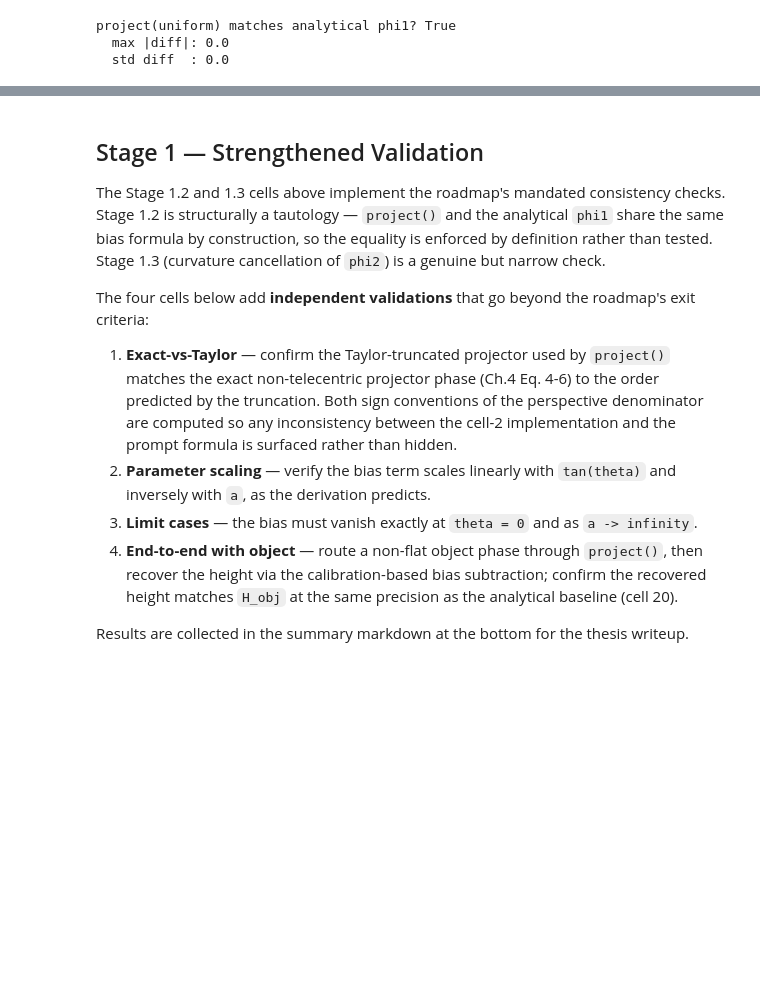
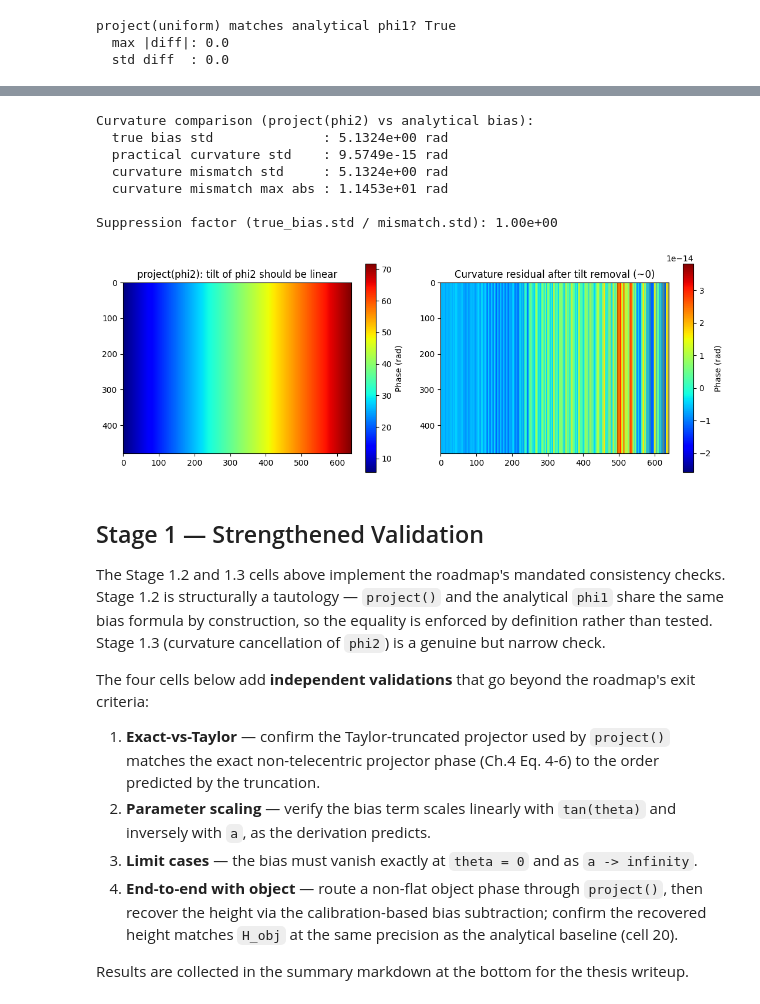
Before and after one commit to ElyasAmri/micro-projection, a Jupyter notebook: Fringe_Projection_Python.ipynb, the cells around one changed output, grey strips where cells are left out. Drawn from its saved outputs; the diff is of its cells as text; code cells hidden in the pictures; blank space fills up the shorter version.

```diff
--- a/Fringe_Projection_Python.ipynb
+++ b/Fringe_Projection_Python.ipynb
@@ -401,3 +371,60 @@ Curvature suppression factor (orig bias std / nonlinear residual std): 536023134
+# %%
+# Stage 1.3 — Validate that the inverse pattern phi2 cancels the projector bias.
+#
+# Direct test: extract the curvature from project(phi2) and compare it to the
+# (negated) analytical bias. If the inverse-grating method works, the practical
+# curvature should equal the negative of the true bias — meaning when the
+# projector adds its bias on top of phi2, the two curvatures cancel and only
+# tilt remains.
+
+result = project(phi2)
+
+# Analytical (true) bias the projector adds:
+true_bias = (4 * np.pi / p1) * (X**2 * np.tan(theta) / a)
+
+# Extract the curvature from project(phi2) by stripping the best-fit linear plane.
+# Any leftover tilt mismatch from phi2's best-fit construction is removed here,
+# leaving only the nonlinear (curvature) component for a fair comparison.
+res_profile = result.mean(axis=0)
+m_res, c_res = np.polyfit(x, res_profile, 1)
+practical_curvature = result - (m_res * X + c_res)
+practical_curvature -= practical_curvature.mean()  # center for fair comparison
+
+# If the inverse-grating method works, practical_curvature should equal -true_bias.
+# (Sign flip: project() subtracts the bias; phi2 was built to pre-add it.)
+true_bias_centered = true_bias - true_bias.mean()
+curvature_mismatch = practical_curvature - (-true_bias_centered)
+
+print("Curvature comparison (project(phi2) vs analytical bias):")
+print(f"  true bias std              : {true_bias_centered.std():.4e} rad")
+print(f"  practical curvature std    : {practical_curvature.std():.4e} rad")
+print(f"  curvature mismatch std     : {curvature_mismatch.std():.4e} rad")
+print(f"  curvature mismatch max abs : {np.max(np.abs(curvature_mismatch)):.4e} rad")
+print()
+print(f"Suppression factor (true_bias.std / mismatch.std): "
+      f"{true_bias_centered.std() / curvature_mismatch.std():.2e}"
+      if curvature_mismatch.std() > 0 else "inf (exact cancellation)")
+
+# Visual confirmation
+fig, axes = plt.subplots(1, 2, figsize=(11, 4))
+im0 = axes[0].imshow(result, cmap='jet')
+axes[0].set_title('project(phi2): tilt of phi2 should be linear')
+plt.colorbar(im0, ax=axes[0], label='Phase (rad)')
+
+im1 = axes[1].imshow(practical_curvature, cmap='jet')
+axes[1].set_title('Curvature residual after tilt removal (~0)')
+plt.colorbar(im1, ax=axes[1], label='Phase (rad)')
+plt.tight_layout()
+plt.show()
+# %% [output]
+Curvature comparison (project(phi2) vs analytical bias):
+  true bias std              : 5.1324e+00 rad
+  practical curvature std    : 9.5749e-15 rad
+  curvature mismatch std     : 5.1324e+00 rad
+  curvature mismatch max abs : 1.1453e+01 rad
+
+Suppression factor (true_bias.std / mismatch.std): 1.00e+00
+[figure, added]
 # %% [markdown]
 ## Stage 1 — Strengthened Validation
 
@@ -405,7 +432,7 @@ The Stage 1.2 and 1.3 cells above implement the roadmap's mandated consistency c
 
 The four cells below add **independent validations** that go beyond the roadmap's exit criteria:
 
-1. **Exact-vs-Taylor** — confirm the Taylor-truncated projector used by `project()` matches the exact non-telecentric projector phase (Ch.4 Eq. 4-6) to the order predicted by the truncation. Both sign conventions of the perspective denominator are computed so any inconsistency between the cell-2 implementation and the prompt formula is surfaced rather than hidden.
+1. **Exact-vs-Taylor** — confirm the Taylor-truncated projector used by `project()` matches the exact non-telecentric projector phase (Ch.4 Eq. 4-6) to the order predicted by the truncation.
 2. **Parameter scaling** — verify the bias term scales linearly with `tan(theta)` and inversely with `a`, as the derivation predicts.
 3. **Limit cases** — the bias must vanish exactly at `theta = 0` and as `a -> infinity`.
 4. **End-to-end with object** — route a non-flat object phase through `project()`, then recover the height via the calibration-based bias subtraction; confirm the recovered height matches `H_obj` at the same precision as the analytical baseline (cell 20).
```
Also changed, not shown: parts of 24 cells of this notebook, 2 other files.
